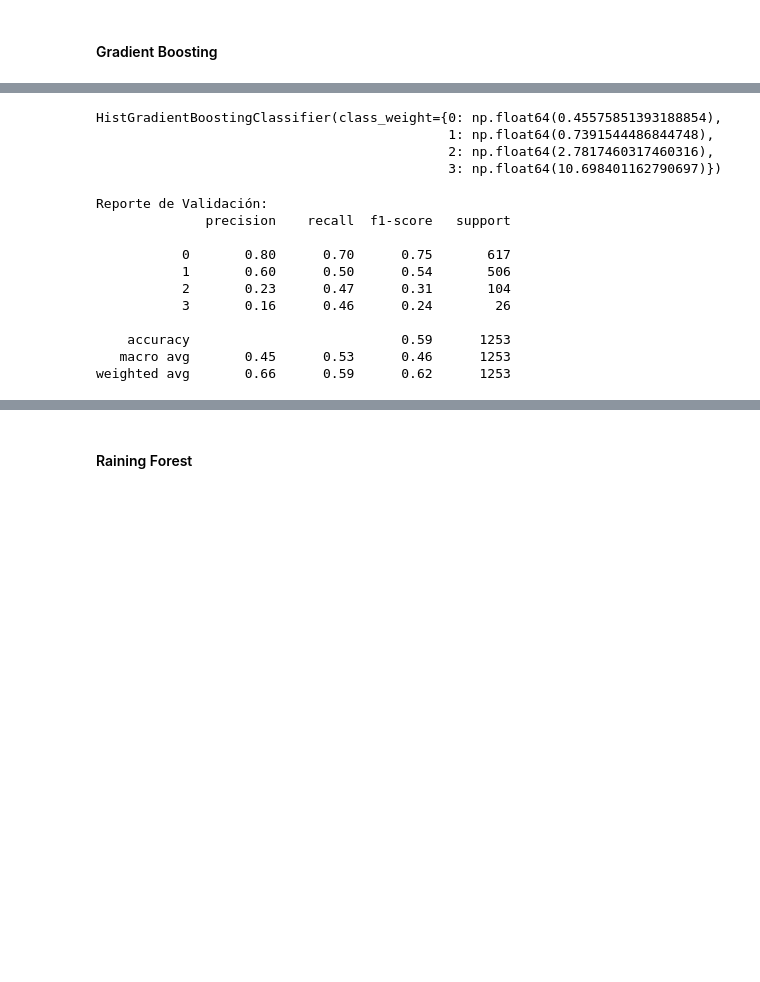
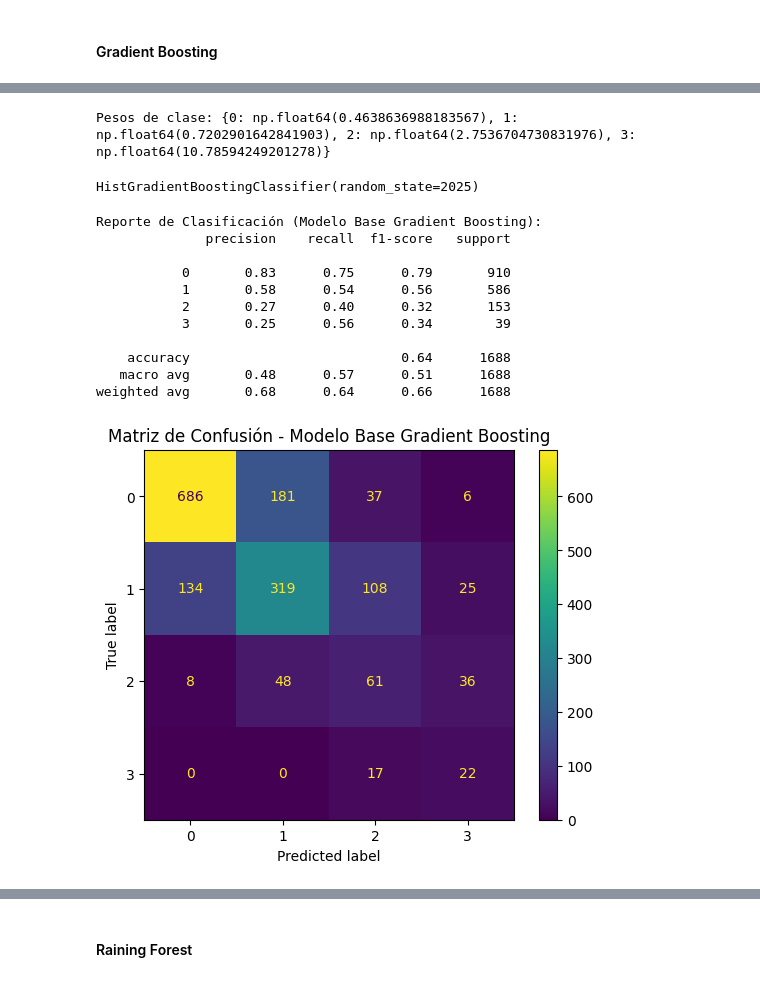
Before and after one commit to lab2077/4geeks_final_project, a Jupyter notebook: notebooks/tornadoes_predictorv2.ipynb, the cells around one changed output, grey strips where cells are left out. Cells and saved outputs as stored; diff of their text form; code cells hidden in the pictures; blank space fills up the shorter version.

Commit message:
Modelos optimizados

```diff
--- a/notebooks/tornadoes_predictorv2.ipynb
+++ b/notebooks/tornadoes_predictorv2.ipynb
@@ -796,30 +781,45 @@ y_test_gb = df_test[target]
 # %%
-# Crear el modelo con class_weight balanceado
-gb_model = HistGradientBoostingClassifier(class_weight=class_weight_dict, max_iter=100)
+# Calcular los pesos por clase
+class_weights = compute_class_weight(class_weight='balanced',
+                                     classes=np.unique(y_train_gb),
+                                     y=y_train_gb)
 
-gb_model.fit(X_train_gb, y_train_gb)
+# Convertir a diccionario
+class_weight_dict = dict(enumerate(class_weights))
+print("Pesos de clase:", class_weight_dict)
+
+# Generar pesos para cada muestra del set de entrenamiento
+sample_weights = compute_sample_weight(class_weight=class_weight_dict, y=y_train_gb)
+
+# Definir y entrenar el modelo base
+clf_gb = HistGradientBoostingClassifier(random_state=2025)
+clf_gb.fit(X_train_gb, y_train_gb, sample_weight=sample_weights)
 # %% [output]
-HistGradientBoostingClassifier(class_weight={0: np.float64(0.45575851393188854),
-                                             1: np.float64(0.7391544486844748),
-                                             2: np.float64(2.7817460317460316),
-                                             3: np.float64(10.698401162790697)})
+Pesos de clase: {0: np.float64(0.4638636988183567), 1: np.float64(0.7202901642841903), 2: np.float64(2.7536704730831976), 3: np.float64(10.78594249201278)}
+HistGradientBoostingClassifier(random_state=2025)
 # %%
-# Evaluar en validación
-y_hat_val_gb = gb_model.predict(X_val_gb)
+# Predicciones en test
+y_hat_gb = clf_gb.predict(X_test_gb)
 
-# Reporte
-print("Reporte de Validación:")
-print(classification_report(y_val_gb, y_hat_val_gb))
+# Classification Report
+print("Reporte de Clasificación (Modelo Base Gradient Boosting):")
+print(classification_report(y_test_gb, y_hat_gb))
+
+# Matriz de Confusión
+ConfusionMatrixDisplay.from_predictions(y_test_gb, y_hat_gb)
+plt.title("Matriz de Confusión - Modelo Base Gradient Boosting")
+plt.show()
 # %% [output]
-Reporte de Validación:
+Reporte de Clasificación (Modelo Base Gradient Boosting):
               precision    recall  f1-score   support
 
-           0       0.80      0.70      0.75       617
-           1       0.60      0.50      0.54       506
-           2       0.23      0.47      0.31       104
-           3       0.16      0.46      0.24        26
+           0       0.83      0.75      0.79       910
+           1       0.58      0.54      0.56       586
+           2       0.27      0.40      0.32       153
+           3       0.25      0.56      0.34        39
 
-    accuracy                           0.59      1253
-   macro avg       0.45      0.53      0.46      1253
-weighted avg       0.66      0.59      0.62      1253
+    accuracy                           0.64      1688
+   macro avg       0.48      0.57      0.51      1688
+weighted avg       0.68      0.64      0.66      1688
+[figure, added]
 # %%
```
Also changed, not shown: parts of 29 cells of this notebook.
